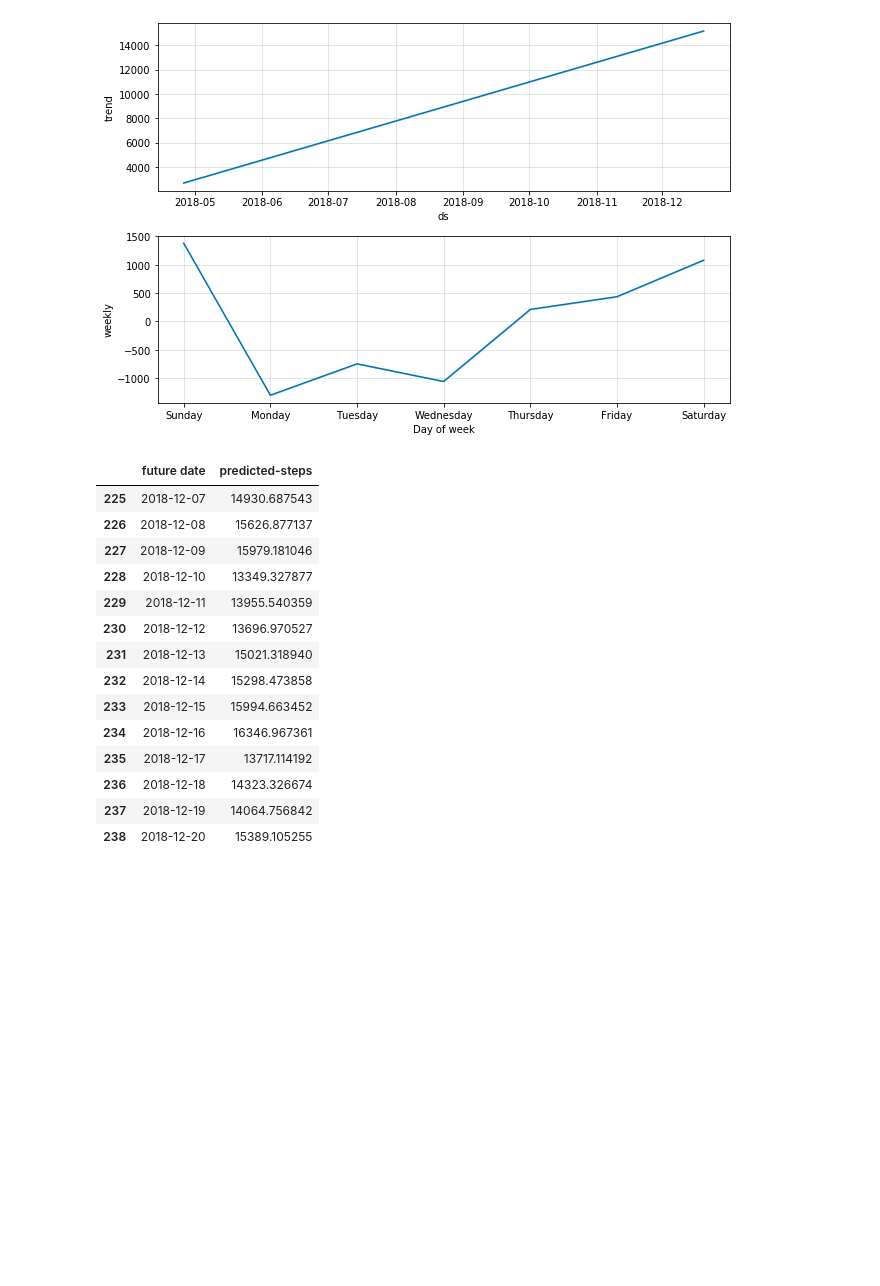
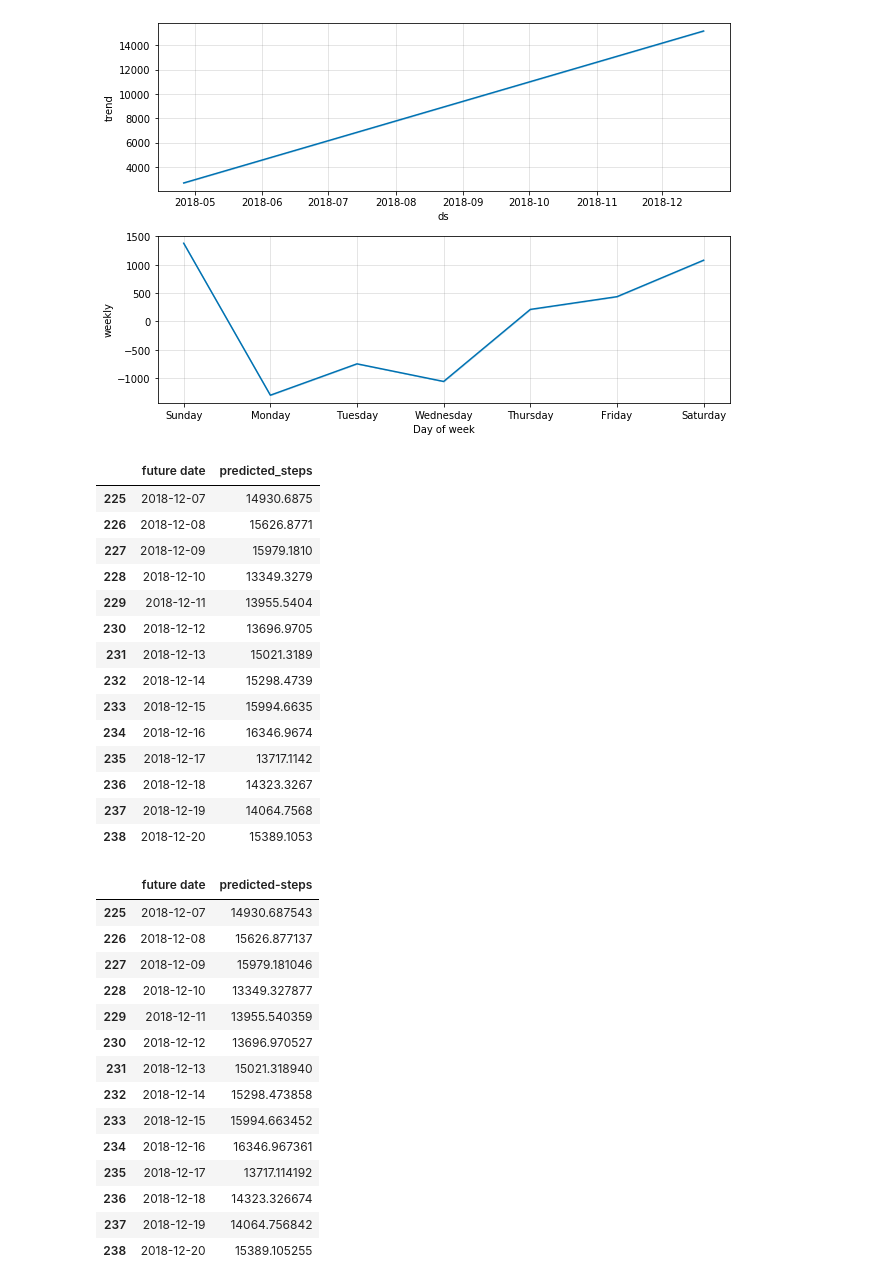
Before and after one commit to Bayes19/Project-Fitbit, a Jupyter notebook: Baseline for Steps .ipynb, the cells around one changed output. Cells and saved outputs as stored; diff of their text form; code cells hidden in the pictures; blank space fills up the shorter version.

Commit message:
rounded steps

```diff
--- a/Baseline for Steps .ipynb
+++ b/Baseline for Steps .ipynb
@@ -403,7 +403,26 @@ m.plot_components(forecast1)
 steps= forecast1.tail(14)
 steps= forecast1.filter(['ds', 'yhat'])
 # %%
-steps= steps.rename(columns={'ds':'future date', "yhat": "predicted-steps"}).tail(14)
+steps= steps.rename(columns={'ds':'future date', "yhat": "predicted_steps"}).tail(14)
+# %%
+steps.predicted_steps = steps.predicted_steps.round(4)
+steps
+# %% [output]
+|  | future date | predicted_steps |
+| 225 | 2018-12-07 | 14930.6875 |
+| 226 | 2018-12-08 | 15626.8771 |
+| 227 | 2018-12-09 | 15979.1810 |
+| 228 | 2018-12-10 | 13349.3279 |
+| 229 | 2018-12-11 | 13955.5404 |
+| 230 | 2018-12-12 | 13696.9705 |
+| 231 | 2018-12-13 | 15021.3189 |
+| 232 | 2018-12-14 | 15298.4739 |
+| 233 | 2018-12-15 | 15994.6635 |
+| 234 | 2018-12-16 | 16346.9674 |
+| 235 | 2018-12-17 | 13717.1142 |
+| 236 | 2018-12-18 | 14323.3267 |
+| 237 | 2018-12-19 | 14064.7568 |
+| 238 | 2018-12-20 | 15389.1053 |
 # %%
 steps.to_csv(r"predicted_steps.csv", encoding='utf-8', index=False)
 # %%
```
Also changed, not shown: 1 other file.
